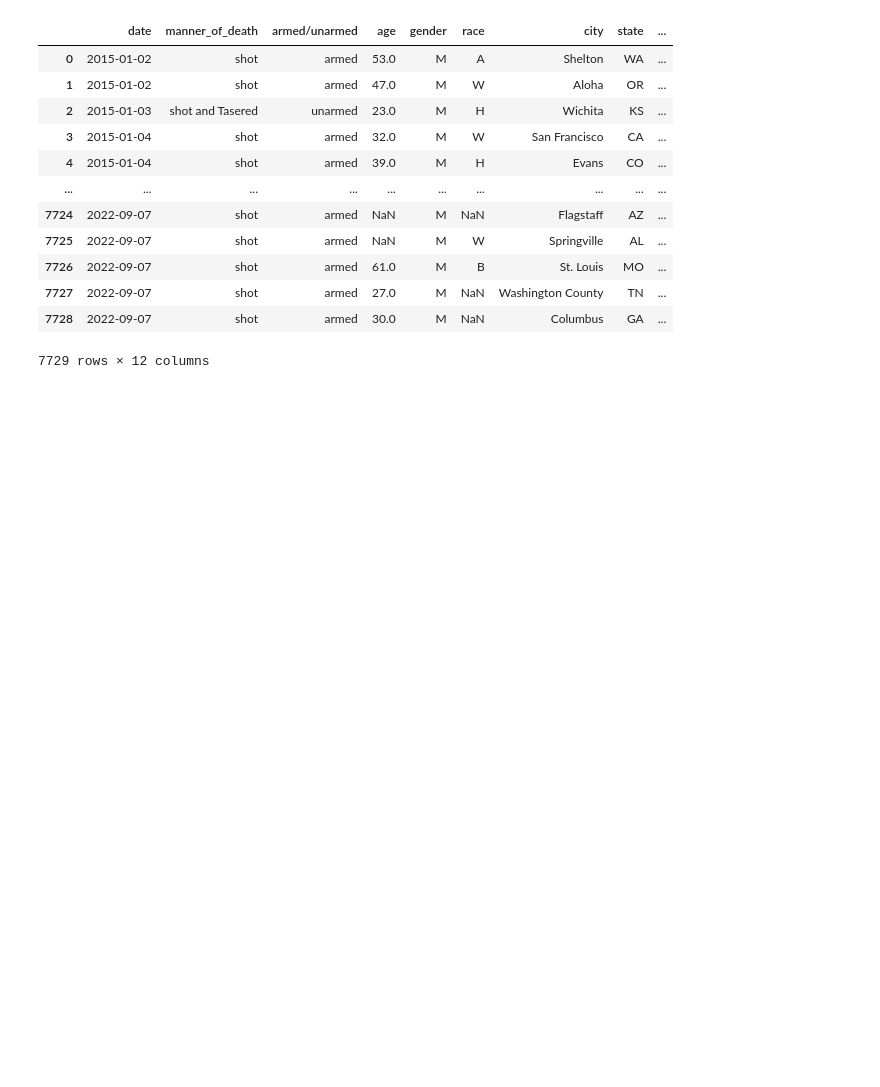
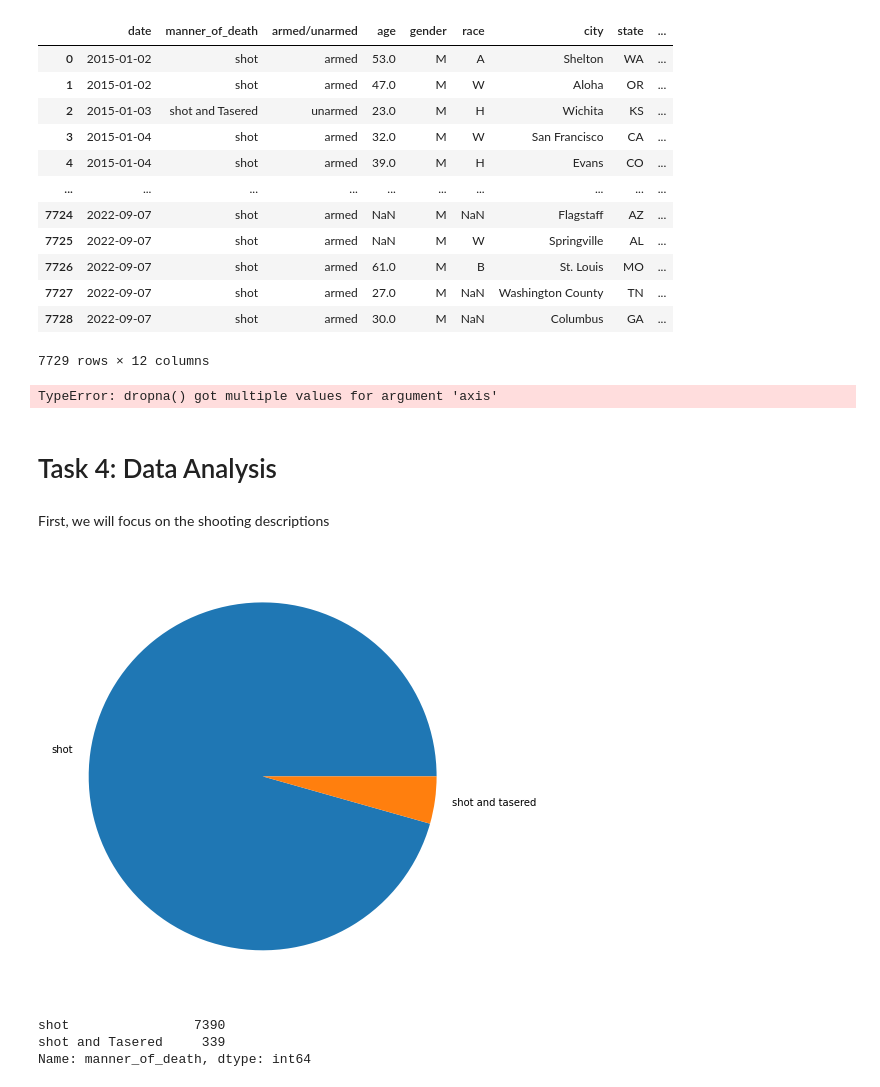
Before and after one commit to ubco-W2022T1-cosc301/project-group48, a Jupyter notebook: notebooks/analysis2.ipynb, the cells around one changed output. Drawn from its saved outputs; the diff is of its cells as text; code cells hidden in the pictures; blank space fills up the shorter version.

```diff
--- a/notebooks/analysis2.ipynb
+++ b/notebooks/analysis2.ipynb
@@ -192,3 +190,24 @@ shootings_data
 | 7727 | 2022-09-07 | shot | armed | 27.0 | M | NaN | Washington County | TN | ... |
 | 7728 | 2022-09-07 | shot | armed | 30.0 | M | NaN | Columbus | GA | ... |
 7729 rows × 12 columns
+# %%
+import project_functions2 as p2
+df = p2.load_and_process("../data/US Police shootings in from 2015-22 2.csv")
+df
+# %% [output]
+TypeError: dropna() got multiple values for argument 'axis'
+# %% [markdown]
+# Task 4: Data Analysis
+# %% [markdown]
+First, we will focus on the shooting descriptions
+# %%
+plt.figure(figsize=(8,8))
+plt.pie(raw_data.manner_of_death.value_counts(), labels=['shot', 'shot and tasered'])
+plt.show()
+
+print(raw_data.manner_of_death.value_counts())
+# %% [output]
+[figure, added]
+shot                7390
+shot and Tasered     339
+Name: manner_of_death, dtype: int64
```
Also changed, not shown: parts of 7 cells of this notebook, 2 other files.
